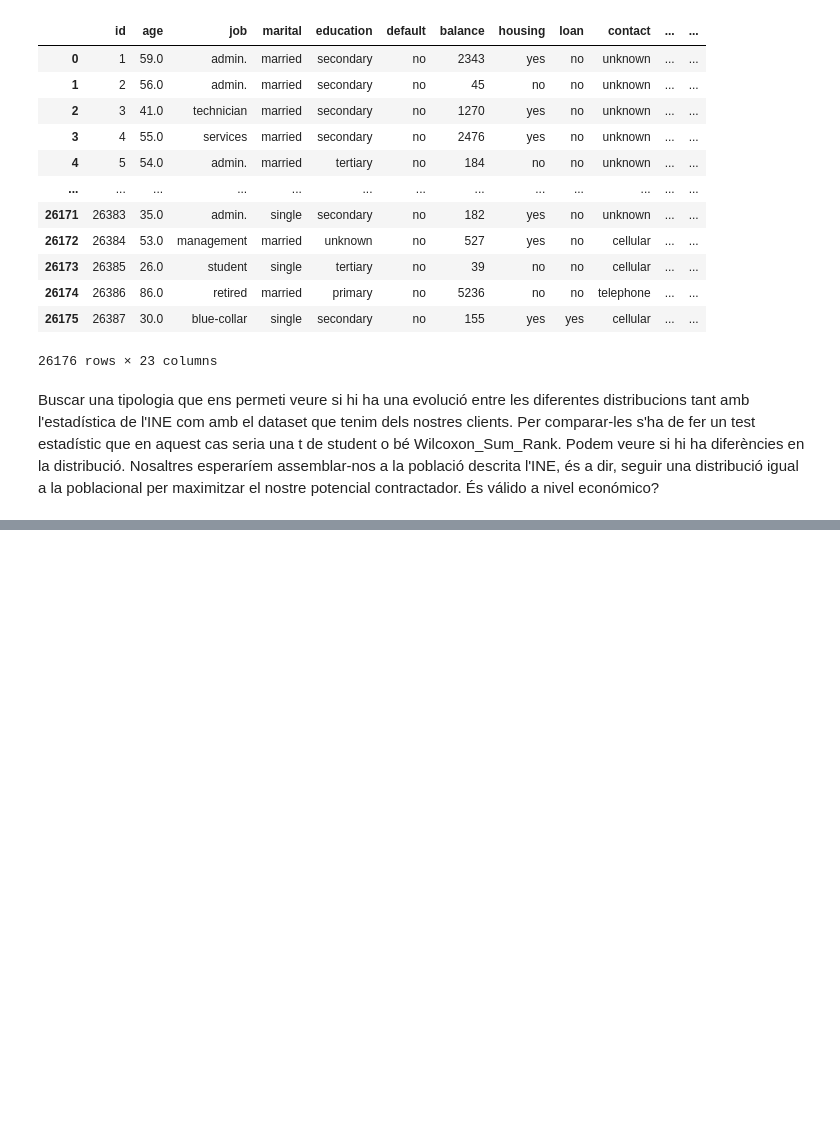
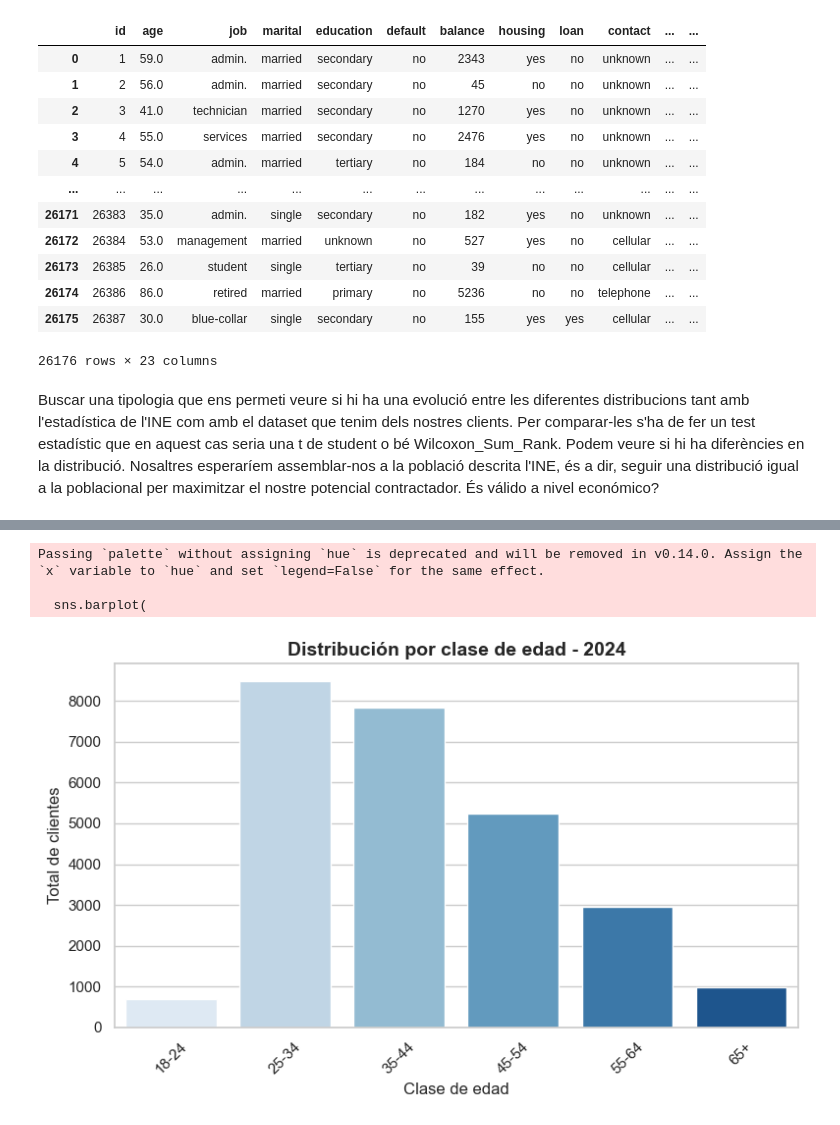
Before and after one commit to Lambda-14/Sim-Empresa, a Jupyter notebook: Equip_16/Borrador/Marqueting y comunicacion/Week_4/script_15.10.ipynb, the cells around one changed output, grey strips where cells are left out. Saved outputs shown, nothing was run; the diff lists cells and outputs as text; code cells hidden in the pictures; blank space fills up the shorter version.

```diff
--- a/Equip_16/Borrador/Marqueting y comunicacion/Week_4/script_15.10.ipynb
+++ b/Equip_16/Borrador/Marqueting y comunicacion/Week_4/script_15.10.ipynb
@@ -176,0 +238,41 @@ HTML(ani.to_jshtml())
+# %%
+import seaborn as sns
+import matplotlib.pyplot as plt
+import pandas as pd
+
+# ✅ Agrupar y crear columna "Total"
+df_2024 = (
+    df_banca2024
+    .groupby("Clase de edad")
+    .size()
+    .reset_index(name="Total")
+    .sort_values("Clase de edad")
+)
+
+# 🎨 Configuración de estilo y paleta
+sns.set(style="whitegrid")
+palette = "Blues"
+
+# 📊 Crear gráfico con Seaborn
+plt.figure(figsize=(8, 5))
+sns.barplot(
+    data=df_2024,
+    x="Clase de edad",
+    y="Total",
+    palette=palette
+)
+
+# 🧱 Personalización
+plt.title("Distribución por clase de edad - 2024", fontsize=14, weight="bold")
+plt.xlabel("Clase de edad", fontsize=12)
+plt.ylabel("Total de clientes", fontsize=12)
+plt.xticks(rotation=45)
+plt.tight_layout()
+
+# 📈 Mostrar gráfico
+plt.show()
+# %% [output]
+Passing `palette` without assigning `hue` is deprecated and will be removed in v0.14.0. Assign the `x` variable to `hue` and set `legend=False` for the same effect.
+
+  sns.barplot(
+[figure, added]
```
Also changed, not shown: parts of 7 cells of this notebook, 1 other file.
